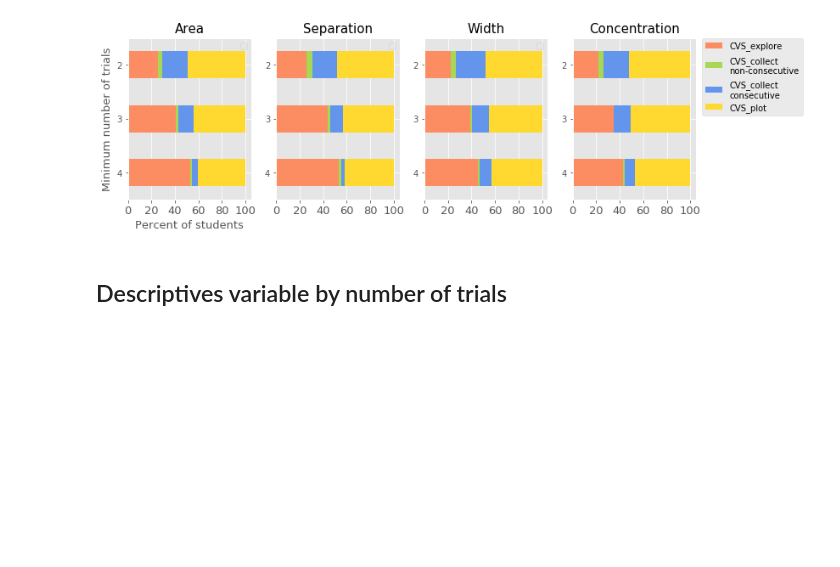
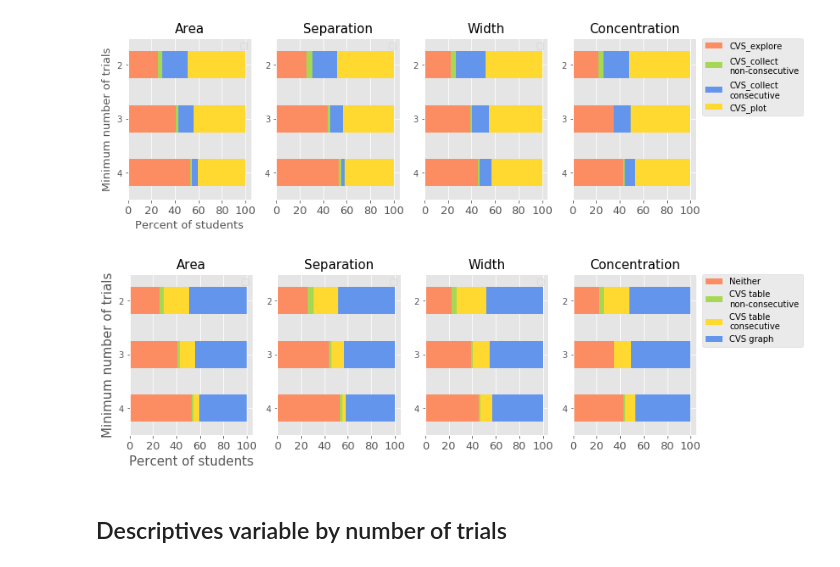
Before and after one commit to jmassall/inquiry_virtualLabs_study, a Jupyter notebook: analysis/comparing_cvs_usage.ipynb, the cells around one changed output. Drawn from its saved outputs; the diff is of its cells as text; code cells hidden in the pictures; blank space fills up the shorter version.

Commit message:
Updating some results for cvs and aied papers

```diff
--- a/analysis/comparing_cvs_usage.ipynb
+++ b/analysis/comparing_cvs_usage.ipynb
@@ -167,6 +167,33 @@ for i,(ax,var) in enumerate(zip(axes,vars_paper)):
         ax.legend(['CVS_explore','CVS_collect\nnon-consecutive','CVS_collect\nconsecutive','CVS_plot'],bbox_to_anchor=(1.05, 1), loc=2, borderaxespad=0.)
 # %% [output]
 [figure]
+# %%
+CMAP = ['#fc8d62','#a6d854','#ffd92f','cornflowerblue']
+# matplotlib.rcParams['axes.color_cycle'] = CMAP
+import cycler
+matplotlib.rcParams['axes.prop_cycle'] = cycler.cycler(color=CMAP)
+fig,axes = plt.subplots(nrows=1,ncols=4,figsize=(12,3.5))
+# ['2','3','4']
+# [cvs_2_df, cvs_3_df, cvs_4_df]
+for i,(ax,var) in enumerate(zip(axes,vars_paper)):
+    df2 = cvs_2_df[var]
+    df3 = cvs_3_df[var]
+    df4 = cvs_4_df[var]
+    df = pd.concat([df2,df3,df4],axis=1)
+    df.columns = ['2','3','4']
+    df.apply(lambda x: x.value_counts()).transpose().iloc[::-1,::-1].plot.barh(stacked=True, ax=ax)
+    ax.legend('');ax.set_xlabel('')
+#     ax.legend(loc=2,frameon=True);ax.set_xlabel('')
+    ax.set_xticklabels([0,20,40,60,80,100],fontsize=13)
+    ax.set_xticks([round(int(x)*N/100.0,1) for x in [0,20,40,60,80,100]])
+    ax.set_title(var,fontsize=15);
+    if i==0:
+        ax.set_xlabel('Percent of students',fontsize=15)
+        ax.set_ylabel('Minimum number of trials',fontsize=15)
+    if i==3:
+        ax.legend(['Neither','CVS table\nnon-consecutive','CVS table\nconsecutive','CVS graph'],bbox_to_anchor=(1.05, 1), loc=2, borderaxespad=0.)
+# %% [output]
+[figure, added]
 # %% [markdown]
 ## Descriptives variable by number of trials
 # %%
```
Also changed, not shown: parts of 3 cells of this notebook, 3 other files.
